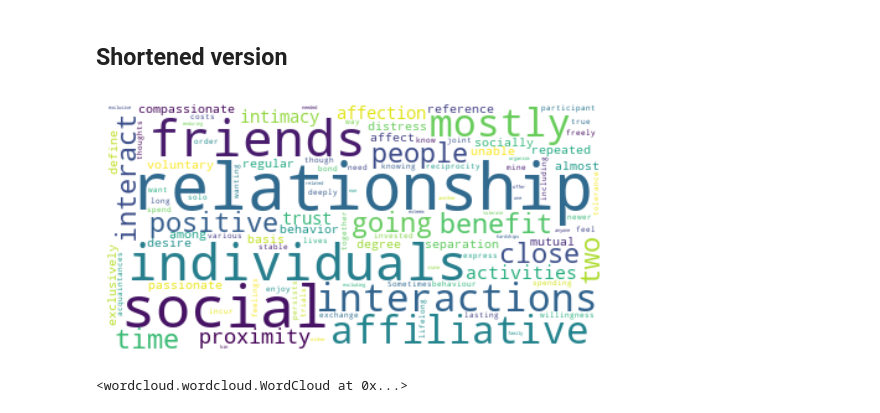
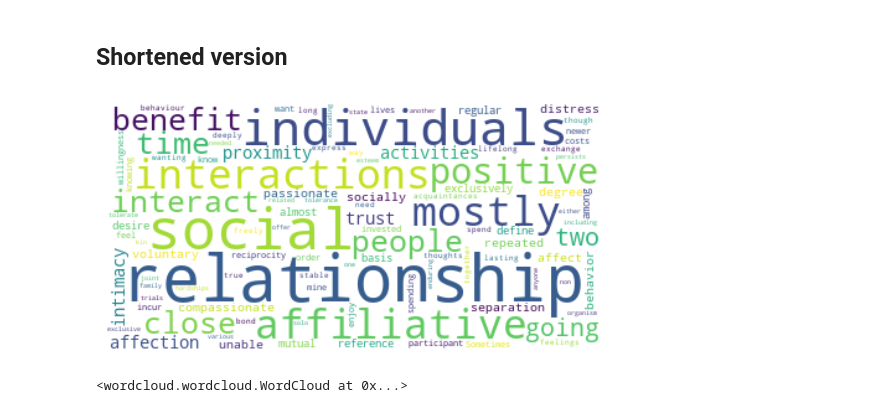
Before and after one commit to nwstetson/FriendshipDefined, a Jupyter notebook: wordcloud.ipynb, the cells around one changed output. Cells and saved outputs as stored; diff of their text form; code cells hidden in the pictures.

```diff
--- a/wordcloud.ipynb
+++ b/wordcloud.ipynb
@@ -46,24 +46,24 @@ wordcloud.to_file("wordcloud_long.pdf")
 # %%
 # Combine responses
 text = " ".join(response for response in dfShort.response)
 
 # Create stopword list:
 stopwords = set(STOPWORDS)
-stopwords.update(['friendship', 'friendships', 'characterized', 'described', 'humans', 'human'
+stopwords.update(['friendship', 'friendships', 'friend', 'friends', 'characterized', 'described', 'humans', 'human'
                  'chimp', 'chimps']) # words we don't want to include in wordcloud (empty for now)
 
 # Generate a word cloud image
 wordcloud = WordCloud(stopwords=stopwords, background_color="white").generate(text)
 
 # Display the generated image:
 plt.imshow(wordcloud, interpolation='bilinear')
 plt.axis("off")
 plt.show()
 
 #save as png
 wordcloud.to_file("wordcloud_short.png")
 #save as pdf
 wordcloud.to_file("wordcloud_short.pdf")
 # %% [output]
-[figure, old version]
+[figure, new version]
 <wordcloud.wordcloud.WordCloud at 0x...>
```
Also changed, not shown: parts of 1 cell of this notebook.
